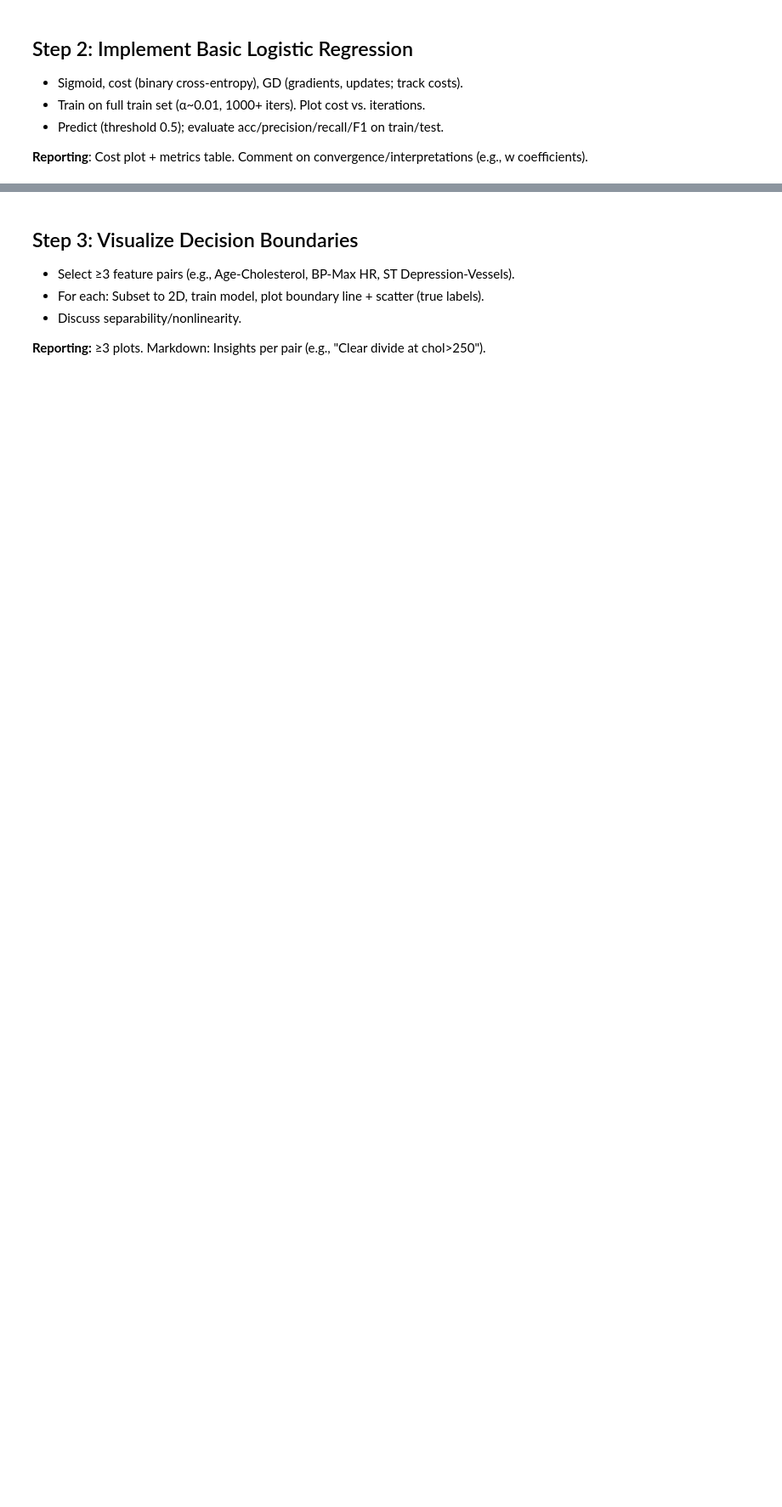
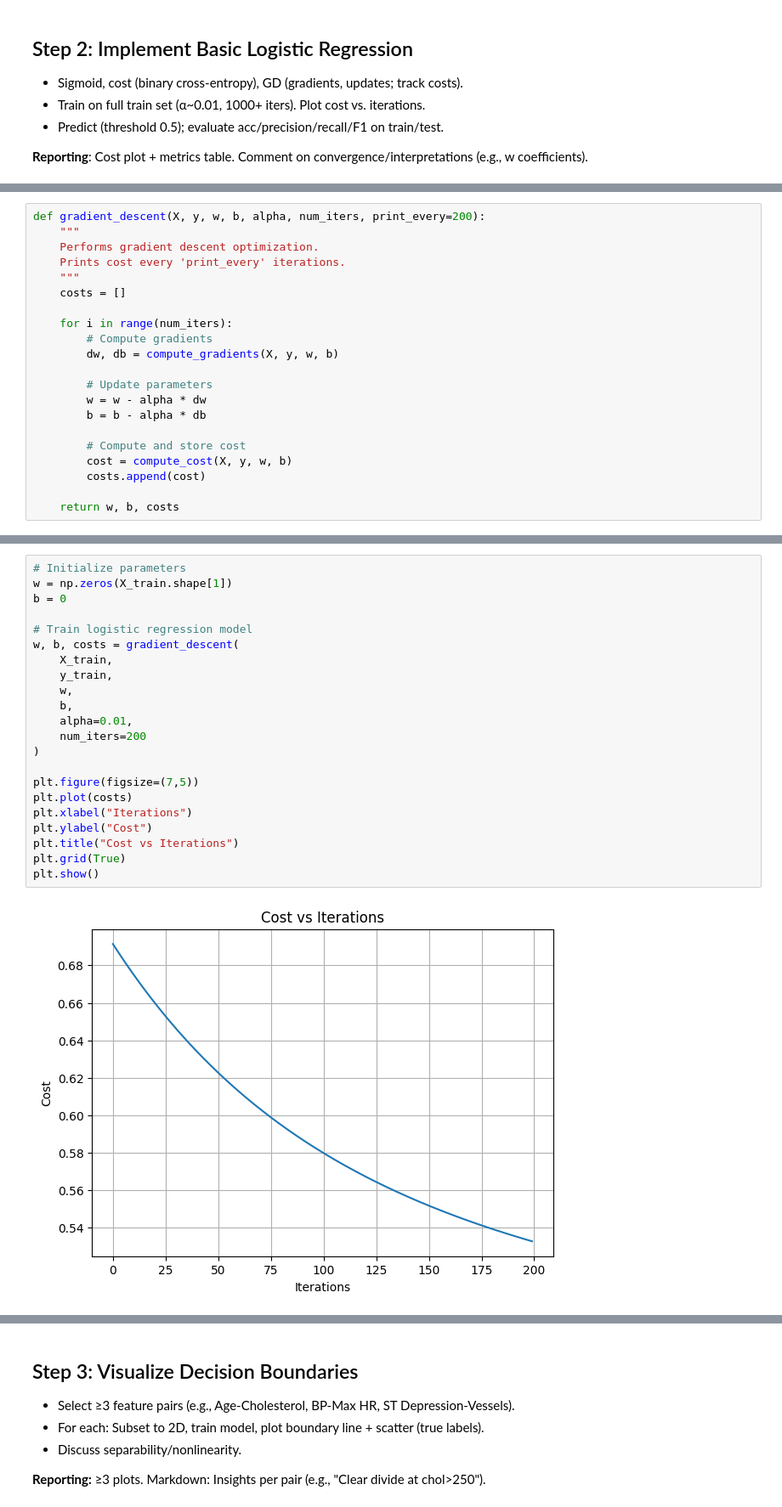
Before and after one commit to JeissonS02/Heart-Disease-Risk-Prediction, a Jupyter notebook: heart_disease_lr_analysis.ipynb, the cells around one changed output, grey strips where cells are left out. Shown at 85% size. Saved outputs shown, nothing was run; the diff lists cells and outputs as text; blank space fills up the shorter version.

```diff
--- a/heart_disease_lr_analysis.ipynb
+++ b/heart_disease_lr_analysis.ipynb
@@ -233,0 +348,21 @@ The dataset was split into training (70%) and testing (30%) sets using a stratif
+# %%
+def gradient_descent(X, y, w, b, alpha, num_iters, print_every=200):
+    """
+    Performs gradient descent optimization.
+    Prints cost every 'print_every' iterations.
+    """
+    costs = []
+
+    for i in range(num_iters):
+        # Compute gradients
+        dw, db = compute_gradients(X, y, w, b)
+
+        # Update parameters
+        w = w - alpha * dw
+        b = b - alpha * db
+
+        # Compute and store cost
+        cost = compute_cost(X, y, w, b)
+        costs.append(cost)
+
+    return w, b, costs
@@ -233,0 +371,24 @@ The dataset was split into training (70%) and testing (30%) sets using a stratif
+# %%
+# Initialize parameters
+w = np.zeros(X_train.shape[1])
+b = 0
+
+# Train logistic regression model
+w, b, costs = gradient_descent(
+    X_train,
+    y_train,
+    w,
+    b,
+    alpha=0.01,
+    num_iters=200
+)
+
+plt.figure(figsize=(7,5))
+plt.plot(costs)
+plt.xlabel("Iterations")
+plt.ylabel("Cost")
+plt.title("Cost vs Iterations")
+plt.grid(True)
+plt.show()
+# %% [output]
+[figure, added]
```
Also changed, not shown: parts of 16 cells of this notebook.
